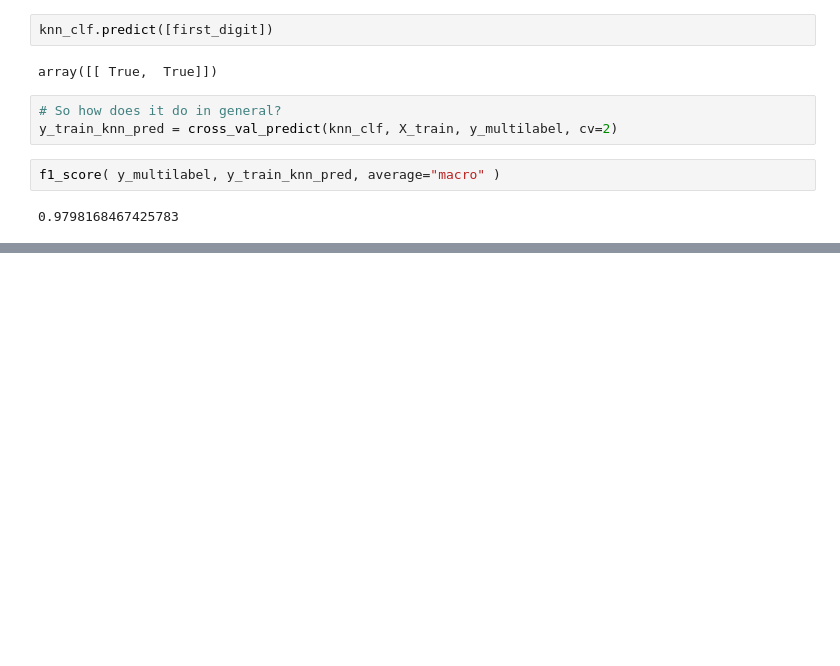
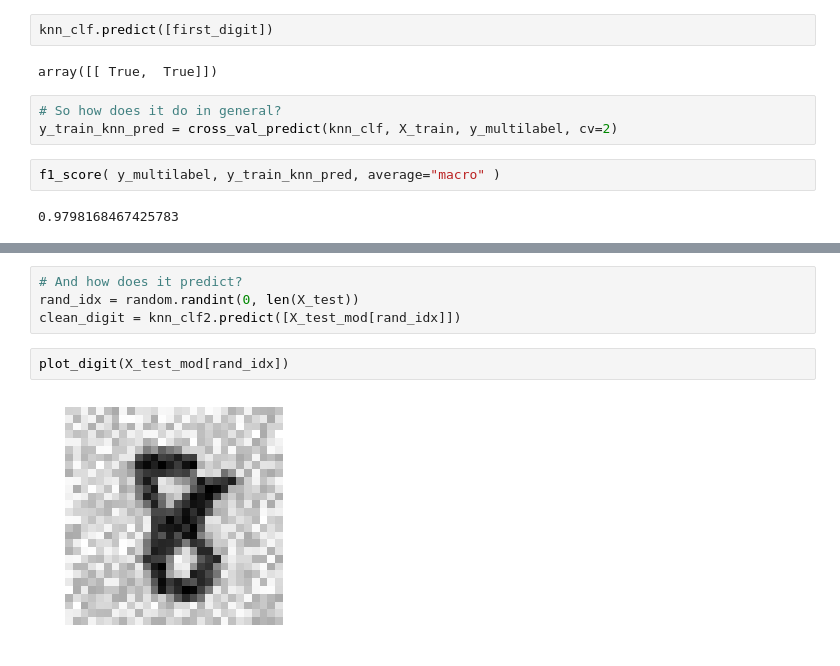
Before and after one commit to drpjm/python-ml-sandbox, a Jupyter notebook: Chapter3-Classification/MNIST.ipynb, the cells around one changed output, grey strips where cells are left out. Cells and saved outputs as stored; diff of their text form; blank space fills up the shorter version.

```diff
--- a/Chapter3-Classification/MNIST.ipynb
+++ b/Chapter3-Classification/MNIST.ipynb
@@ -446,0 +472,8 @@ f1_score( y_multilabel, y_train_knn_pred, average="macro" )
+# %%
+# And how does it predict?
+rand_idx = random.randint(0, len(X_test))
+clean_digit = knn_clf2.predict([X_test_mod[rand_idx]])
+# %%
+plot_digit(X_test_mod[rand_idx])
+# %% [output]
+[figure, added]
```
Also changed, not shown: parts of 4 cells of this notebook, 2 other files.
